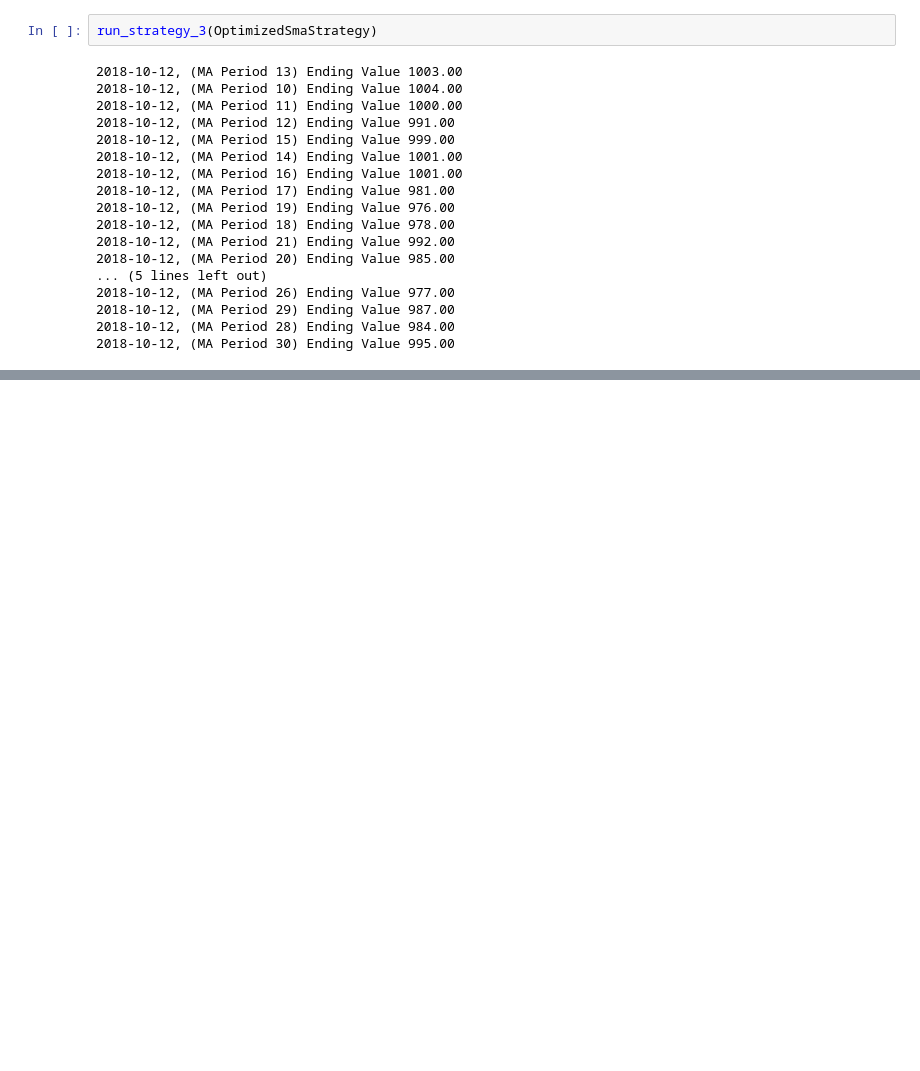
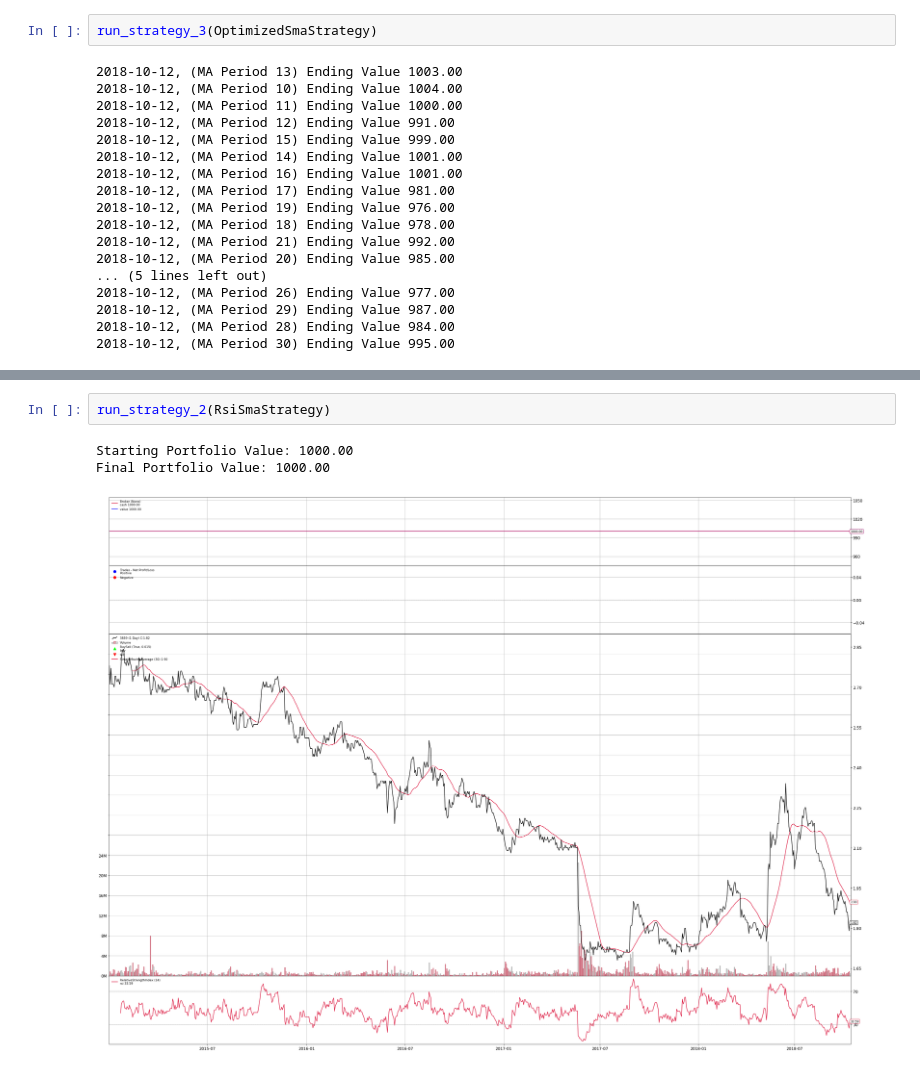
Before and after one commit to mengwangk/ai-playground, a Jupyter notebook: notebook/backtesting_1.ipynb, the cells around one changed output, grey strips where cells are left out. Drawn from its saved outputs; the diff is of its cells as text; blank space fills up the shorter version.

```diff
--- a/notebook/backtrader.ipynb
+++ b/notebook/backtesting_1.ipynb
@@ -569,0 +638,6 @@ run_strategy_3(OptimizedSmaStrategy)
+# %%
+run_strategy_2(RsiSmaStrategy)
+# %% [output]
+Starting Portfolio Value: 1000.00
+Final Portfolio Value: 1000.00
+[figure, added]
```
Also changed, not shown: parts of 2 cells of this notebook.
